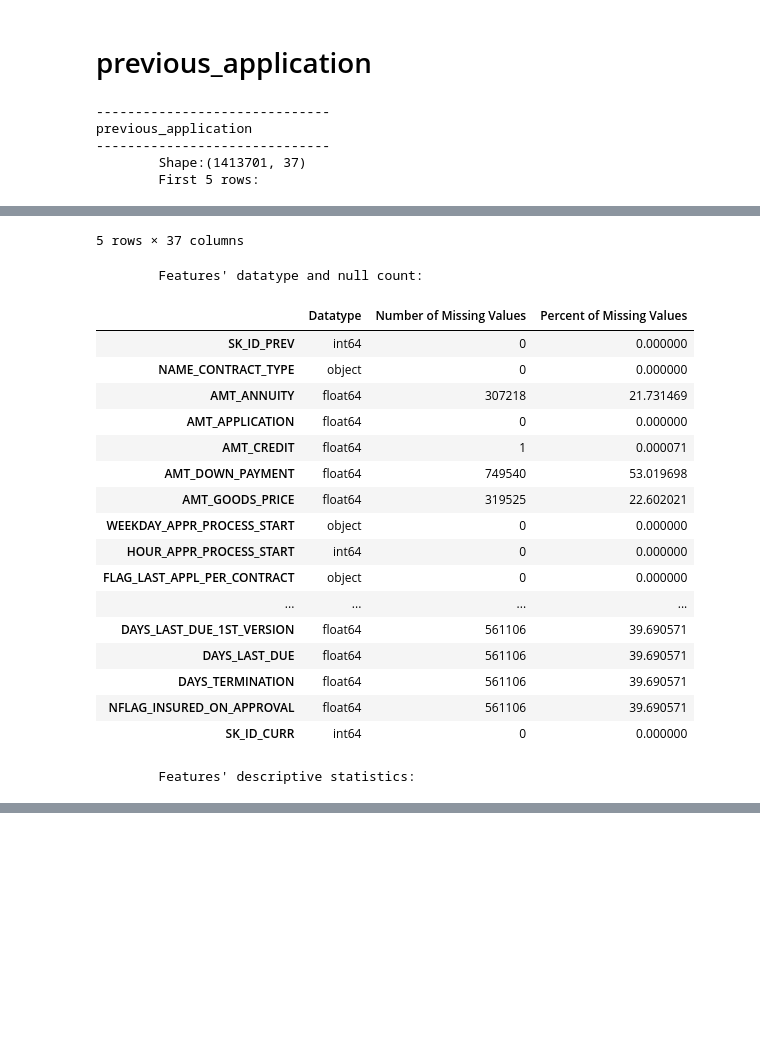
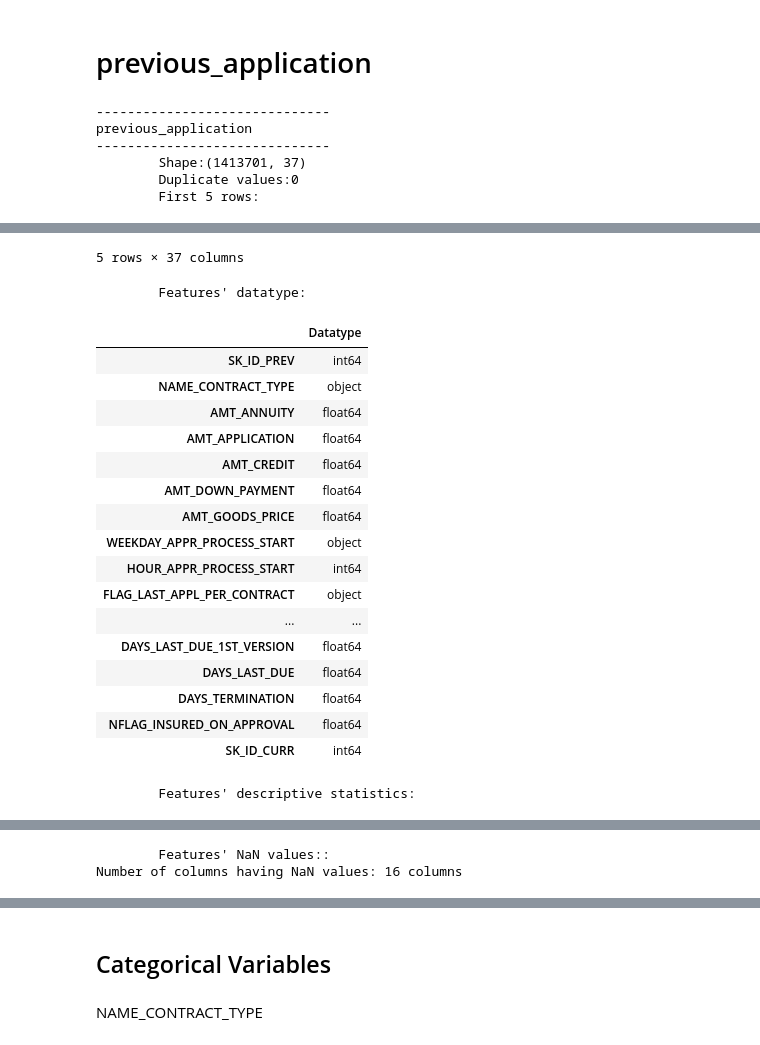
Before and after one commit to NgChi493510/Data-Preparation-Project-Group-14, a Jupyter notebook: EDA_previous_application.ipynb, the cells around one changed output, grey strips where cells are left out. Drawn from its saved outputs; the diff is of its cells as text; code cells hidden in the pictures; blank space fills up the shorter version.

```diff
--- a/EDA_previous_application.ipynb
+++ b/EDA_previous_application.ipynb
@@ -23,38 +461,39 @@ installments_payments = pd.read_csv(file_path + "dseb63_installments_payments.cs
 # %% [markdown]
 # previous_application
 # %%
-firstsight(previous_application, 'previous_application')
+first_sight(previous_application, 'previous_application')
 # %% [output]
 ------------------------------
 previous_application
 ------------------------------
         Shape:(1413701, 37)
+        Duplicate values:0
         First 5 rows:
 |  | SK_ID_PREV | NAME_CONTRACT_TYPE | AMT_ANNUITY | AMT_APPLICATION | AMT_CREDIT | AMT_DOWN_PAYMENT | ... |
 | 0 | 2030495 | Consumer loans | 1730.430 | 17145.0 | 17145.0 | 0.0 | ... |
 | 1 | 1696966 | Consumer loans | 68258.655 | 1800000.0 | 1754721.0 | 180000.0 | ... |
 | 2 | 2154916 | Consumer loans | 12417.390 | 108400.5 | 119848.5 | 0.0 | ... |
 | 3 | 2802425 | Cash loans | 25188.615 | 607500.0 | 679671.0 | NaN | ... |
 | 4 | 1536272 | Cash loans | 21709.125 | 450000.0 | 512370.0 | NaN | ... |
 5 rows × 37 columns
-        Features' datatype and null count:
+        Features' datatype:
-|  | Datatype | Number of Missing Values | Percent of Missing Values |
-| SK_ID_PREV | int64 | 0 | 0.000000 |
-| NAME_CONTRACT_TYPE | object | 0 | 0.000000 |
-| AMT_ANNUITY | float64 | 307218 | 21.731469 |
-| AMT_APPLICATION | float64 | 0 | 0.000000 |
-| AMT_CREDIT | float64 | 1 | 0.000071 |
-| AMT_DOWN_PAYMENT | float64 | 749540 | 53.019698 |
-| AMT_GOODS_PRICE | float64 | 319525 | 22.602021 |
-| WEEKDAY_APPR_PROCESS_START | object | 0 | 0.000000 |
-| HOUR_APPR_PROCESS_START | int64 | 0 | 0.000000 |
-| FLAG_LAST_APPL_PER_CONTRACT | object | 0 | 0.000000 |
-| ... | ... | ... | ... |
-| DAYS_LAST_DUE_1ST_VERSION | float64 | 561106 | 39.690571 |
-| DAYS_LAST_DUE | float64 | 561106 | 39.690571 |
-| DAYS_TERMINATION | float64 | 561106 | 39.690571 |
-| NFLAG_INSURED_ON_APPROVAL | float64 | 561106 | 39.690571 |
-| SK_ID_CURR | int64 | 0 | 0.000000 |
+|  | Datatype |
+| SK_ID_PREV | int64 |
+| NAME_CONTRACT_TYPE | object |
+| AMT_ANNUITY | float64 |
+| AMT_APPLICATION | float64 |
+| AMT_CREDIT | float64 |
+| AMT_DOWN_PAYMENT | float64 |
+| AMT_GOODS_PRICE | float64 |
+| WEEKDAY_APPR_PROCESS_START | object |
+| HOUR_APPR_PROCESS_START | int64 |
+| FLAG_LAST_APPL_PER_CONTRACT | object |
+| ... | ... |
+| DAYS_LAST_DUE_1ST_VERSION | float64 |
+| DAYS_LAST_DUE | float64 |
+| DAYS_TERMINATION | float64 |
+| NFLAG_INSURED_ON_APPROVAL | float64 |
+| SK_ID_CURR | int64 |
         Features' descriptive statistics:
 |  | count | mean | std | min | 25% | 50% | 75% | max |
 | SK_ID_PREV | 1413701.0 | 1.922744e+06 | 532715.335255 | 1.000001e+06 | 1.461346e+06 | 1.922698e+06 | 2.384012e+06 | 2845381.000 |
@@ -73,3 +512,5 @@ previous_application
 | DAYS_TERMINATION | 852595.0 | 8.235317e+04 | 153537.064274 | -2.874000e+03 | -1.269000e+03 | -4.940000e+02 | -4.200000e+01 | 365243.000 |
 | NFLAG_INSURED_ON_APPROVAL | 852595.0 | 3.305720e-01 | 0.470419 | 0.000000e+00 | 0.000000e+00 | 0.000000e+00 | 1.000000e+00 | 1.000 |
 | SK_ID_CURR | 1413701.0 | 1.537647e+05 | 88673.919865 | 0.000000e+00 | 7.692000e+04 | 1.536860e+05 | 2.305300e+05 | 307510.000 |
+        Features' NaN values::
+Number of columns having NaN values: 16 columns
@@ -208,0 +539,4 @@ def num_visual_d(df,feature, corr, kde = False):
+# %% [markdown]
+## Categorical Variables
+# %% [markdown]
+NAME_CONTRACT_TYPE
```
Also changed, not shown: parts of 62 cells of this notebook, 5 other files.
